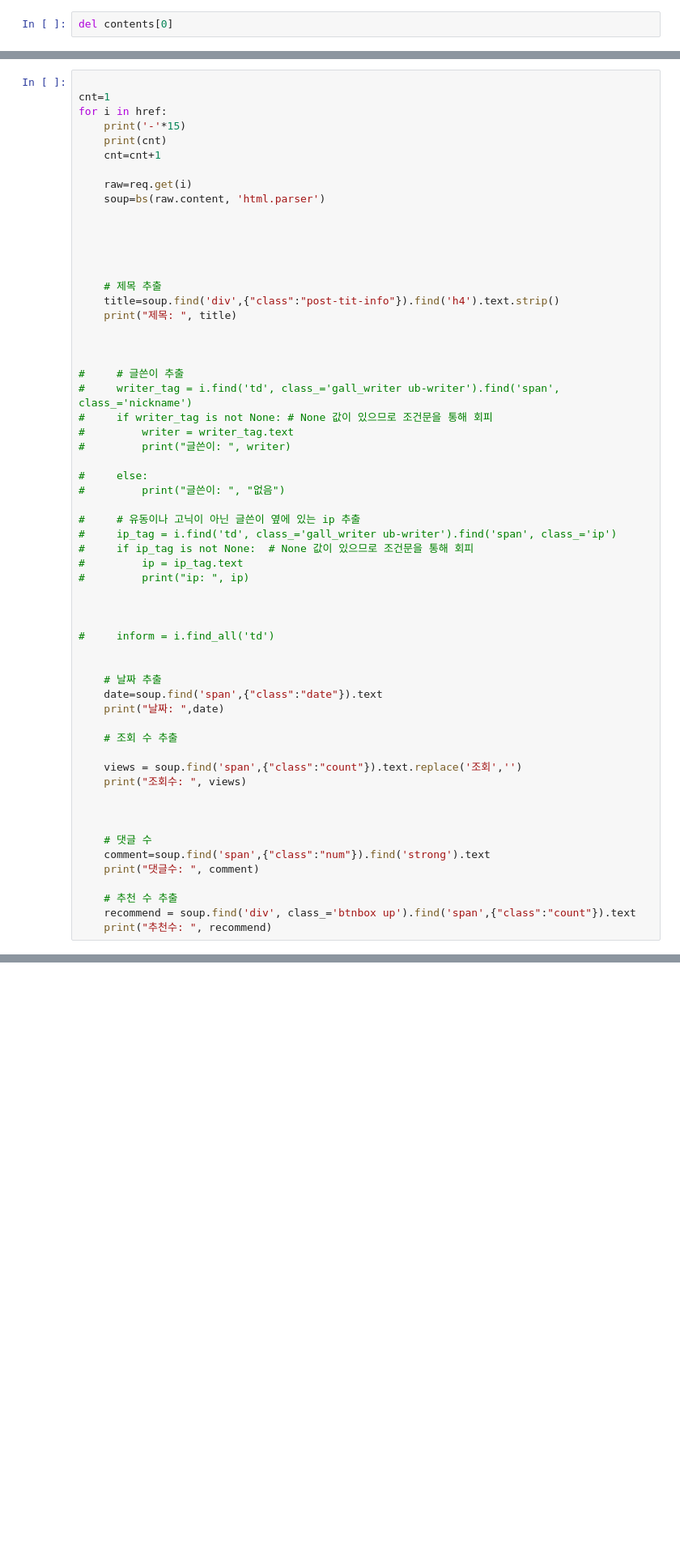
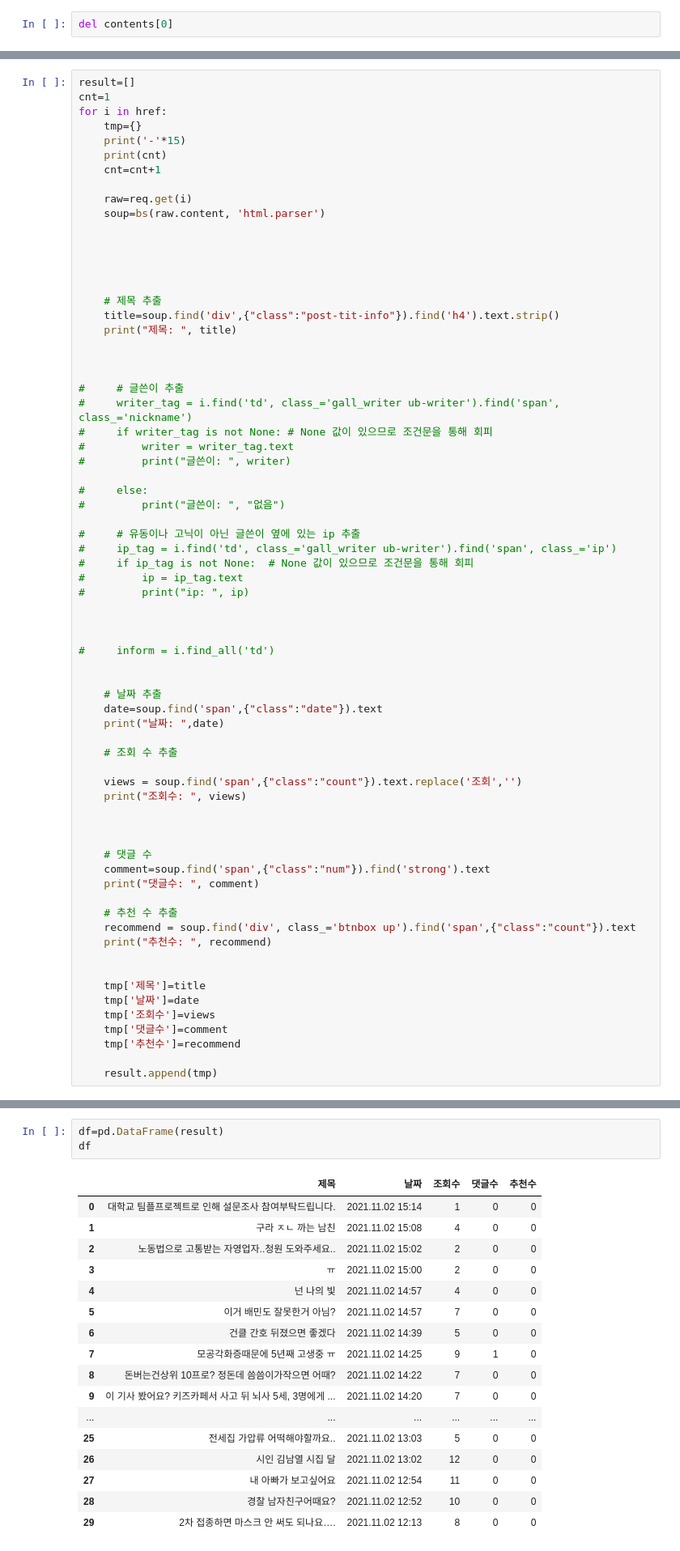
Before and after one commit to Insight-Sogang-Univ/Upennsolution_Project, a Jupyter notebook: 네이트판.ipynb, the cells around one changed output, grey strips where cells are left out. Shown: that part at 81% size. Cells and saved outputs as stored; diff of their text form; blank space fills up the shorter version.

```diff
--- a/네이트판.ipynb
+++ b/네이트판.ipynb
@@ -44,7 +44,8 @@ href
 # %%
-
+result=[]
 cnt=1
 for i in href:
+    tmp={}
     print('-'*15)
     print(cnt)
     cnt=cnt+1
@@ -100,6 +101,15 @@ for i in href:
     # 추천 수 추출
     recommend = soup.find('div', class_='btnbox up').find('span',{"class":"count"}).text
     print("추천수: ", recommend)
+
+
+    tmp['제목']=title
+    tmp['날짜']=date
+    tmp['조회수']=views
+    tmp['댓글수']=comment
+    tmp['추천수']=recommend
+
+    result.append(tmp)
 # %% [output]
 ---------------
 1
@@ -119,2 +129,23 @@ for i in href:
 댓글수:  0
 추천수:  0
+# %%
+df=pd.DataFrame(result)
+df
+# %% [output]
+|  | 제목 | 날짜 | 조회수 | 댓글수 | 추천수 |
+| 0 | 대학교 팀플프로젝트로 인해 설문조사 참여부탁드립니다. | 2021.11.02 15:14 | 1 | 0 | 0 |
+| 1 | 구라 ㅈㄴ 까는 남친 | 2021.11.02 15:08 | 4 | 0 | 0 |
+| 2 | 노동법으로 고통받는 자영업자..청원 도와주세요.. | 2021.11.02 15:02 | 2 | 0 | 0 |
+| 3 | ㅠ | 2021.11.02 15:00 | 2 | 0 | 0 |
+| 4 | 넌 나의 빛 | 2021.11.02 14:57 | 4 | 0 | 0 |
+| 5 | 이거 배민도 잘못한거 아님? | 2021.11.02 14:57 | 7 | 0 | 0 |
+| 6 | 건클 간호 뒤졌으면 좋겠다 | 2021.11.02 14:39 | 5 | 0 | 0 |
+| 7 | 모공각화증때문에 5년째 고생중 ㅠ | 2021.11.02 14:25 | 9 | 1 | 0 |
+| 8 | 돈버는건상위 10프로? 정돈데 씀씀이가작으면 어때? | 2021.11.02 14:22 | 7 | 0 | 0 |
+| 9 | 이 기사 봤어요? 키즈카페서 사고 뒤 뇌사 5세, 3명에게 ... | 2021.11.02 14:20 | 7 | 0 | 0 |
+| ... | ... | ... | ... | ... | ... |
+| 25 | 전세집 가압류 어떡해야할까요.. | 2021.11.02 13:03 | 5 | 0 | 0 |
+| 26 | 시인 김남열 시집 달 | 2021.11.02 13:02 | 12 | 0 | 0 |
+| 27 | 내 아빠가 보고싶어요 | 2021.11.02 12:54 | 11 | 0 | 0 |
+| 28 | 경찰 남자친구어때요? | 2021.11.02 12:52 | 10 | 0 | 0 |
+| 29 | 2차 접종하면 마스크 안 써도 되나요…. | 2021.11.02 12:13 | 8 | 0 | 0 |
```
Also changed, not shown: parts of 3 cells of this notebook, 5 other files.
